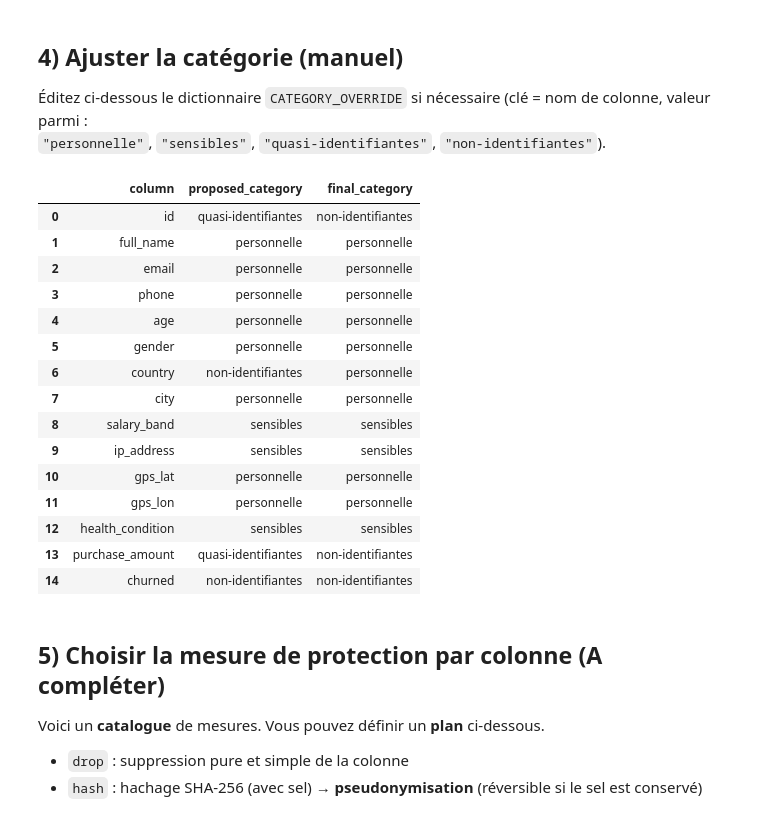
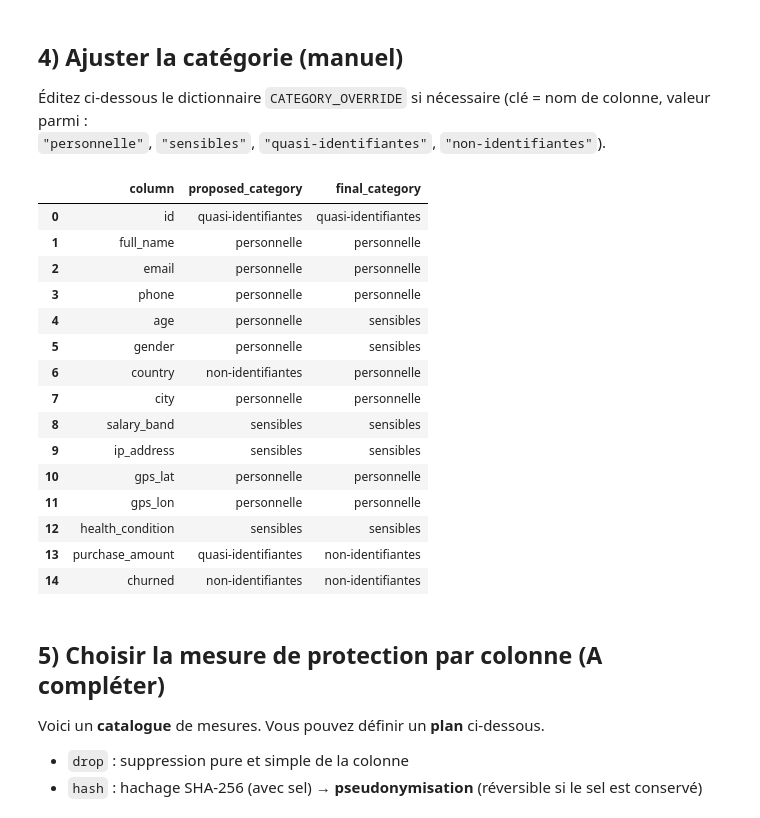
Before and after one commit to Wambaforestin/rgpd-cartographie-dataset, a Jupyter notebook: tp1_rgpd_cartographie.ipynb, the cells around one changed output. Cells and saved outputs as stored; diff of their text form; code cells hidden in the pictures.

```diff
--- a/tp1_rgpd_cartographie.ipynb
+++ b/tp1_rgpd_cartographie.ipynb
@@ -214,42 +214,42 @@ classif_df
 # %%
 # Exemple d'override : décommentez et ajustez
 CATEGORY_OVERRIDE = {
-  "id": "non-identifiantes",
+  "id": "quasi-identifiantes",
   "full_name": "personnelle",
   "health_condition": "sensibles",
   "email": "personnelle",
   "phone": "personnelle",
-  "age": "personnelle",
-  "gender": "personnelle",
+  "age": "sensibles",
+  "gender": "sensibles",
   "country": "personnelle",
   "city": "personnelle",
   "salary_band": "sensibles",
   "ip_address": "sensibles",
    "gps_lat": "personnelle",
    "gps_lon": "personnelle",
    "health_condition": "sensibles",
    "purchase_amount": "non-identifiantes",
    "churned": "non-identifiantes",
 }
 
 def apply_overrides(classif_df, overrides: dict) -> pd.DataFrame:
     classif_df = classif_df.copy()
     classif_df["final_category"] = classif_df["proposed_category"]
     for k, v in overrides.items():
         if k in classif_df["column"].values:
             classif_df.loc[classif_df["column"] == k, "final_category"] = v
     return classif_df
 
 classif_final = apply_overrides(classif_df, CATEGORY_OVERRIDE)
 classif_final
 # %% [output]
 |  | column | proposed_category | final_category |
-| 0 | id | quasi-identifiantes | non-identifiantes |
+| 0 | id | quasi-identifiantes | quasi-identifiantes |
 | 1 | full_name | personnelle | personnelle |
 | 2 | email | personnelle | personnelle |
 | 3 | phone | personnelle | personnelle |
-| 4 | age | personnelle | personnelle |
-| 5 | gender | personnelle | personnelle |
+| 4 | age | personnelle | sensibles |
+| 5 | gender | personnelle | sensibles |
 | 6 | country | non-identifiantes | personnelle |
 | 7 | city | personnelle | personnelle |
 | 8 | salary_band | sensibles | sensibles |
```
Also changed, not shown: parts of 2 cells of this notebook, 2 other files.
